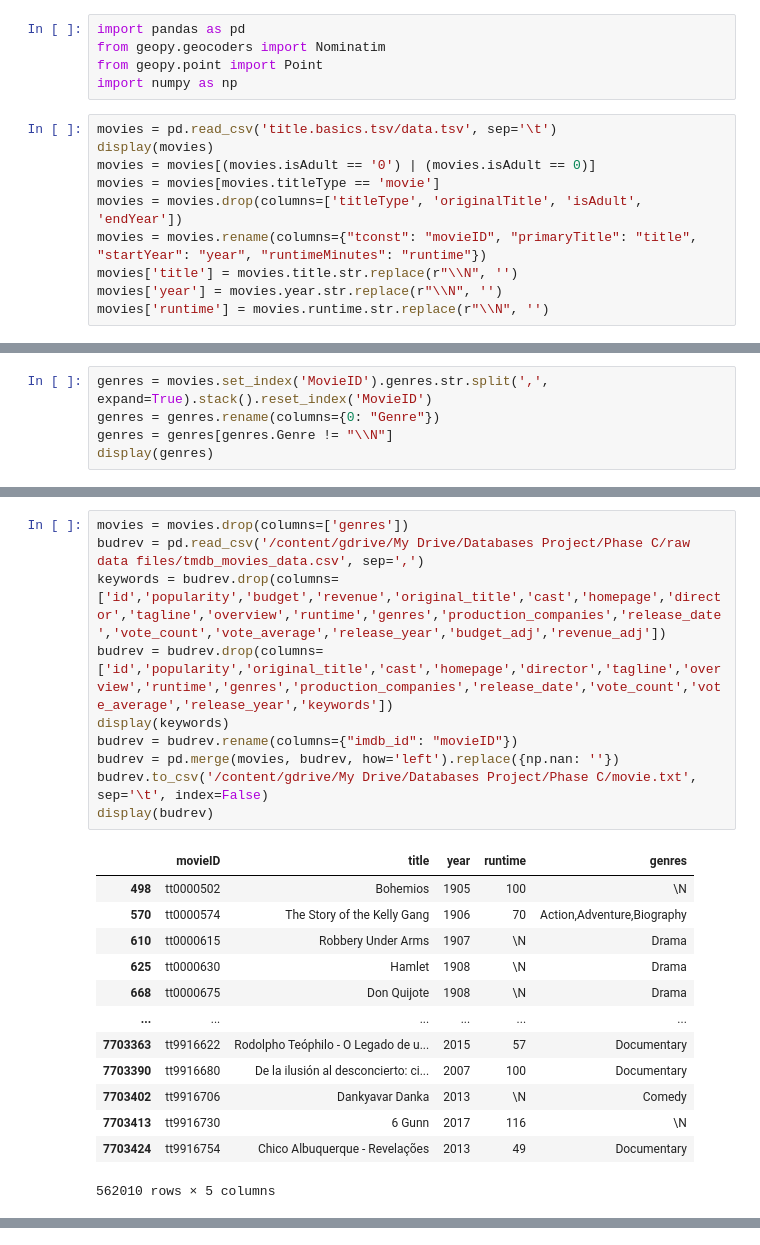
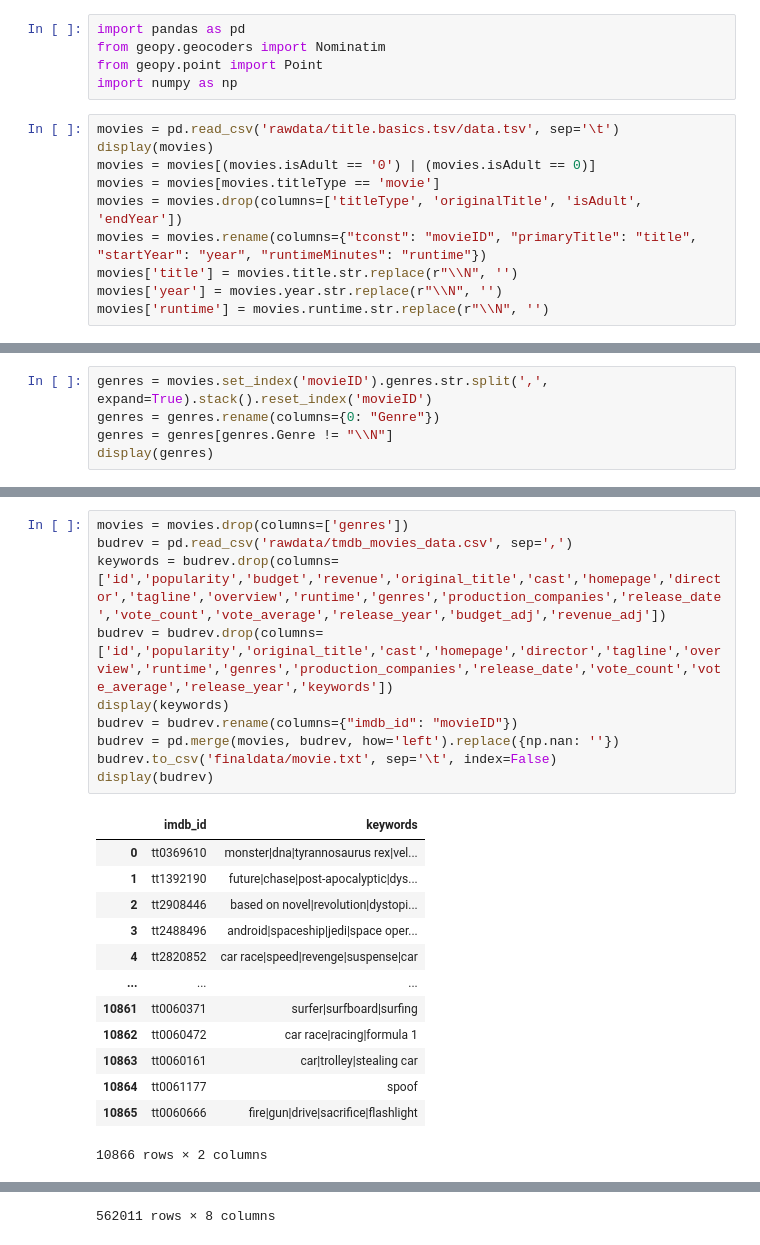
Before and after one commit to andychen237/filmDB, a Jupyter notebook: databases_cleanup.ipynb, the cells around one changed output, grey strips where cells are left out. Saved outputs shown, nothing was run; the diff lists cells and outputs as text.

Commit message:
finalized data files and notebook

```diff
--- a/databases_cleanup.ipynb
+++ b/databases_cleanup.ipynb
@@ -10,7 +4,7 @@ from geopy.geocoders import Nominatim
 from geopy.point import Point
 import numpy as np
 # %%
-movies = pd.read_csv('title.basics.tsv/data.tsv', sep='\t')
+movies = pd.read_csv('rawdata/title.basics.tsv/data.tsv', sep='\t')
 display(movies)
 movies = movies[(movies.isAdult == '0') | (movies.isAdult == 0)]
 movies = movies[movies.titleType == 'movie']
@@ -22,5 +30,5 @@ movies['runtime'] = movies.runtime.str.replace(r"\\N", '')
 # %%
-genres = movies.set_index('MovieID').genres.str.split(',', expand=True).stack().reset_index('MovieID')
+genres = movies.set_index('movieID').genres.str.split(',', expand=True).stack().reset_index('movieID')
 genres = genres.rename(columns={0: "Genre"})
 genres = genres[genres.Genre != "\\N"]
 display(genres)
@@ -27,24 +49,24 @@ display(genres)
 # %%
 movies = movies.drop(columns=['genres'])
-budrev = pd.read_csv('/content/gdrive/My Drive/Databases Project/Phase C/raw data files/tmdb_movies_data.csv', sep=',')
+budrev = pd.read_csv('rawdata/tmdb_movies_data.csv', sep=',')
 keywords = budrev.drop(columns=['id','popularity','budget','revenue','original_title','cast','homepage','director','tagline','overview','runtime','genres','production_companies','release_date','vote_count','vote_average','release_year','budget_adj','revenue_adj'])
 budrev = budrev.drop(columns=['id','popularity','original_title','cast','homepage','director','tagline','overview','runtime','genres','production_companies','release_date','vote_count','vote_average','release_year','keywords'])
 display(keywords)
 budrev = budrev.rename(columns={"imdb_id": "movieID"})
 budrev = pd.merge(movies, budrev, how='left').replace({np.nan: ''})
-budrev.to_csv('/content/gdrive/My Drive/Databases Project/Phase C/movie.txt', sep='\t', index=False)
+budrev.to_csv('finaldata/movie.txt', sep='\t', index=False)
 display(budrev)
 # %% [output]
-|  | movieID | title | year | runtime | genres |
-| 498 | tt0000502 | Bohemios | 1905 | 100 | \N |
-| 570 | tt0000574 | The Story of the Kelly Gang | 1906 | 70 | Action,Adventure,Biography |
-| 610 | tt0000615 | Robbery Under Arms | 1907 | \N | Drama |
-| 625 | tt0000630 | Hamlet | 1908 | \N | Drama |
-| 668 | tt0000675 | Don Quijote | 1908 | \N | Drama |
-| ... | ... | ... | ... | ... | ... |
-| 7703363 | tt9916622 | Rodolpho Teóphilo - O Legado de u... | 2015 | 57 | Documentary |
-| 7703390 | tt9916680 | De la ilusión al desconcierto: ci... | 2007 | 100 | Documentary |
-| 7703402 | tt9916706 | Dankyavar Danka | 2013 | \N | Comedy |
-| 7703413 | tt9916730 | 6 Gunn | 2017 | 116 | \N |
-| 7703424 | tt9916754 | Chico Albuquerque - Revelações | 2013 | 49 | Documentary |
+|  | imdb_id | keywords |
+| 0 | tt0369610 | monster|dna|tyrannosaurus rex|vel... |
+| 1 | tt1392190 | future|chase|post-apocalyptic|dys... |
+| 2 | tt2908446 | based on novel|revolution|dystopi... |
+| 3 | tt2488496 | android|spaceship|jedi|space oper... |
+| 4 | tt2820852 | car race|speed|revenge|suspense|car |
+| ... | ... | ... |
+| 10861 | tt0060371 | surfer|surfboard|surfing |
+| 10862 | tt0060472 | car race|racing|formula 1 |
+| 10863 | tt0060161 | car|trolley|stealing car |
+| 10864 | tt0061177 | spoof |
+| 10865 | tt0060666 | fire|gun|drive|sacrifice|flashlight |
-562010 rows × 5 columns
+10866 rows × 2 columns
@@ -51,3 +85,4 @@ display(budrev)
+562011 rows × 8 columns
 # %%
 keywords = keywords.rename(columns={"imdb_id": "movieID"})
 keywords = pd.merge(movies, keywords).replace({np.nan: ''})
```
Also changed, not shown: parts of 16 cells of this notebook, 29 other files.
